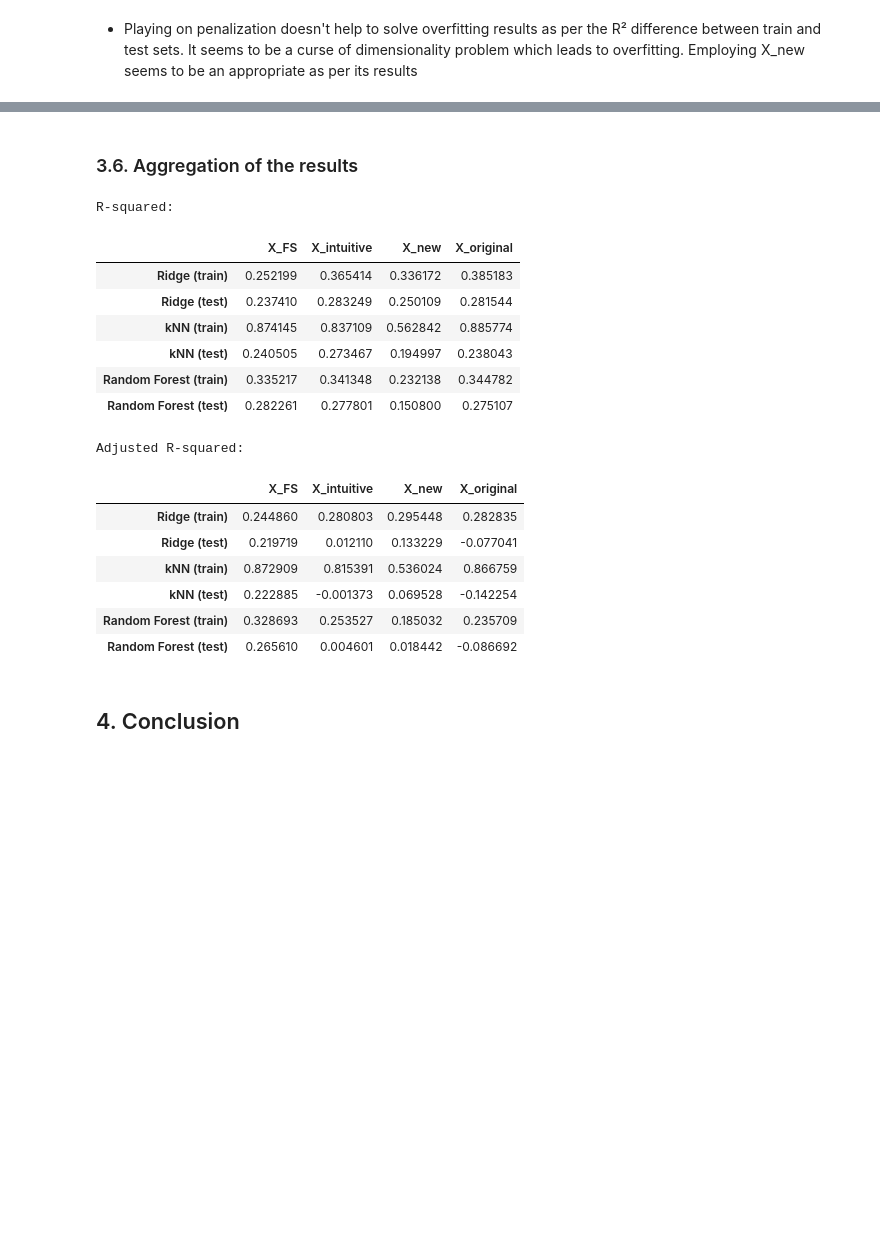
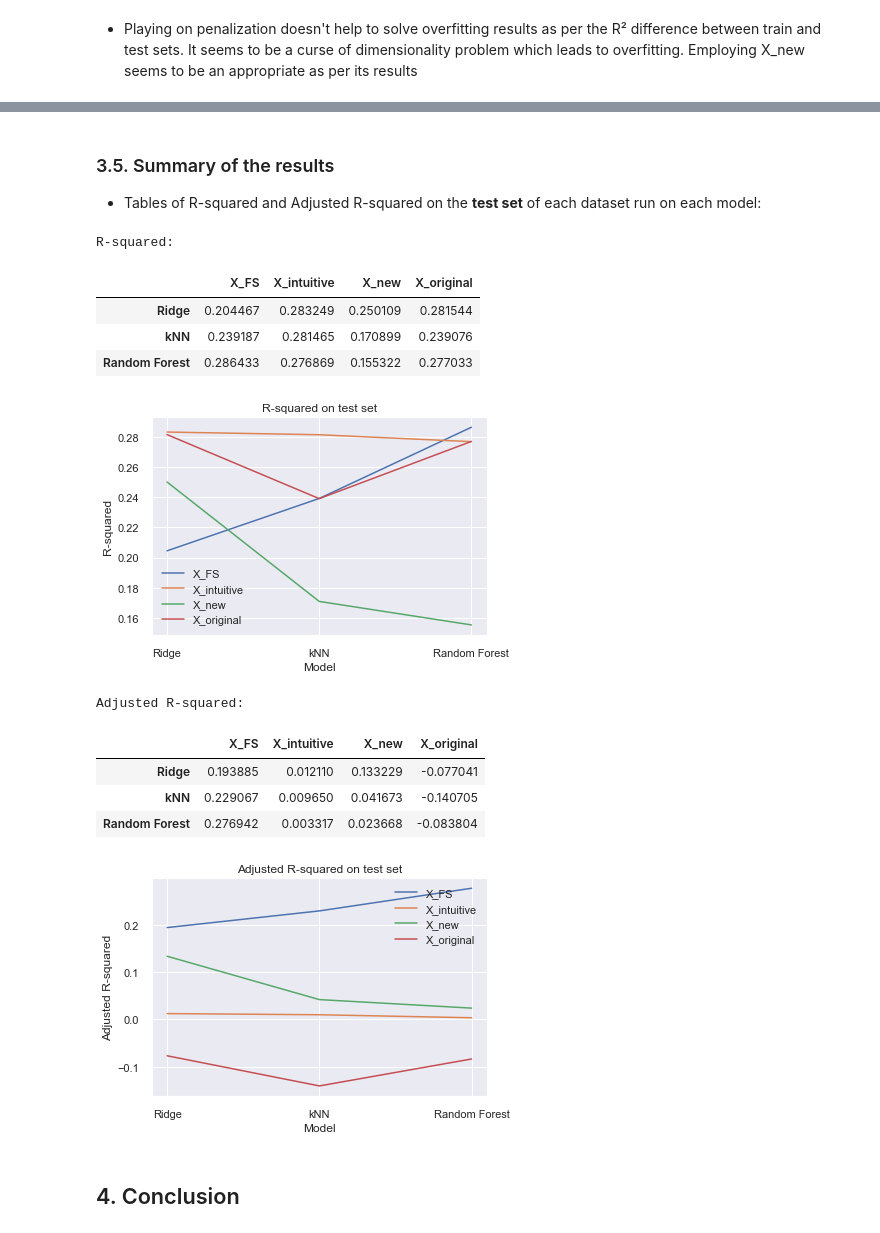
Before and after one commit to AlbandeB/Python-project, a Jupyter notebook: PACP v2.ipynb, the cells around one changed output, grey strips where cells are left out. Saved outputs shown, nothing was run; the diff lists cells and outputs as text; code cells hidden in the pictures; blank space fills up the shorter version.

```diff
--- a/PACP v2.ipynb
+++ b/PACP v2.ipynb
@@ -993,10 +961,8 @@ https://scikit-learn.org/stable/modules/generated/sklearn.linear_model.Ridge.htm
 # %%
-# Instantiate the linear model and visualizer
 R_sq_list = []
 R_adj_list = []
 
 for Set in Sets:
-
     model = Ridge(alpha=3.0, fit_intercept=True, max_iter=None, normalize=False, solver='auto', tol=0.001)
     visualizer = ResidualsPlot(model)
     visualizer.fit(Set[0], Set[1])  # Fit the training data to the visualizer
@@ -1009,9 +975,5 @@ for Set in Sets:
     R_sq_list.append((R_sq_train, R_sq_test))
     R_adj_list.append((R_adj_train, R_adj_test))
 
-    g = visualizer.poof()             # Draw/show/poof the data
-    model.get_params()
-
-print(R_sq_list)
-print(R_adj_list)
+#model.get_params()
 # %% [output]
@@ -1200,34 +1125,41 @@ Adjusted R-squared:
-# %% [markdown]
-### 3.6. Aggregation of the results
+# %% [markdown]
+### 3.5. Summary of the results
+- Tables of R-squared and Adjusted R-squared on the **test set** of each dataset run on each model:
 # %%
-R_sq_Table = pd.concat([ridge_R_sq, kNN_R_sq, rf_R_sq], axis=0)
+R_sq_Table = pd.concat([ridge_R_sq[1:2], kNN_R_sq[1:2], rf_R_sq[1:2]], axis=0)
 R_sq_Table.reset_index(drop=True)
-R_sq_Table.index = ['Ridge (train)', 'Ridge (test)', 'kNN (train)', 'kNN (test)', 'Random Forest (train)', 'Random Forest (test)']
+R_sq_Table.index = ['Ridge', 'kNN', 'Random Forest']
 print("R-squared:")
 display(R_sq_Table)
+ax = R_sq_Table.plot(title='R-squared on test set')
+ax.set(xlabel='Model', ylabel='R-squared')
+ax.set_xticklabels(R_sq_Table.index)
+ax.set_xticks(range(len(R_sq_Table.index)))
+plt.show()
 
-R_adj_Table = pd.concat([ridge_R_adj, kNN_R_adj, rf_R_adj], axis=0)
+R_adj_Table = pd.concat([ridge_R_adj[1:2], kNN_R_adj[1:2], rf_R_adj[1:2]], axis=0)
 R_adj_Table.reset_index(drop=True)
-R_adj_Table.index = ['Ridge (train)', 'Ridge (test)', 'kNN (train)', 'kNN (test)', 'Random Forest (train)', 'Random Forest (test)']
+R_adj_Table.index = ['Ridge', 'kNN', 'Random Forest']
 print("Adjusted R-squared:")
 display(R_adj_Table)
+ax = R_adj_Table.plot(title='Adjusted R-squared on test set')
+ax.set(xlabel='Model', ylabel='Adjusted R-squared')
+ax.set_xticklabels(R_adj_Table.index)
+ax.set_xticks(range(len(R_adj_Table.index)))
+plt.show()
 # %% [output]
 R-squared:
 |  | X_FS | X_intuitive | X_new | X_original |
-| Ridge (train) | 0.252199 | 0.365414 | 0.336172 | 0.385183 |
-| Ridge (test) | 0.237410 | 0.283249 | 0.250109 | 0.281544 |
-| kNN (train) | 0.874145 | 0.837109 | 0.562842 | 0.885774 |
-| kNN (test) | 0.240505 | 0.273467 | 0.194997 | 0.238043 |
-| Random Forest (train) | 0.335217 | 0.341348 | 0.232138 | 0.344782 |
-| Random Forest (test) | 0.282261 | 0.277801 | 0.150800 | 0.275107 |
+| Ridge | 0.204467 | 0.283249 | 0.250109 | 0.281544 |
+| kNN | 0.239187 | 0.281465 | 0.170899 | 0.239076 |
+| Random Forest | 0.286433 | 0.276869 | 0.155322 | 0.277033 |
+[figure, added]
 Adjusted R-squared:
 |  | X_FS | X_intuitive | X_new | X_original |
-| Ridge (train) | 0.244860 | 0.280803 | 0.295448 | 0.282835 |
-| Ridge (test) | 0.219719 | 0.012110 | 0.133229 | -0.077041 |
-| kNN (train) | 0.872909 | 0.815391 | 0.536024 | 0.866759 |
-| kNN (test) | 0.222885 | -0.001373 | 0.069528 | -0.142254 |
-| Random Forest (train) | 0.328693 | 0.253527 | 0.185032 | 0.235709 |
-| Random Forest (test) | 0.265610 | 0.004601 | 0.018442 | -0.086692 |
+| Ridge | 0.193885 | 0.012110 | 0.133229 | -0.077041 |
+| kNN | 0.229067 | 0.009650 | 0.041673 | -0.140705 |
+| Random Forest | 0.276942 | 0.003317 | 0.023668 | -0.083804 |
+[figure, added]
 # %% [markdown]
 ## 4. Conclusion
 # %% [markdown]
```
Also changed, not shown: parts of 47 cells of this notebook.
